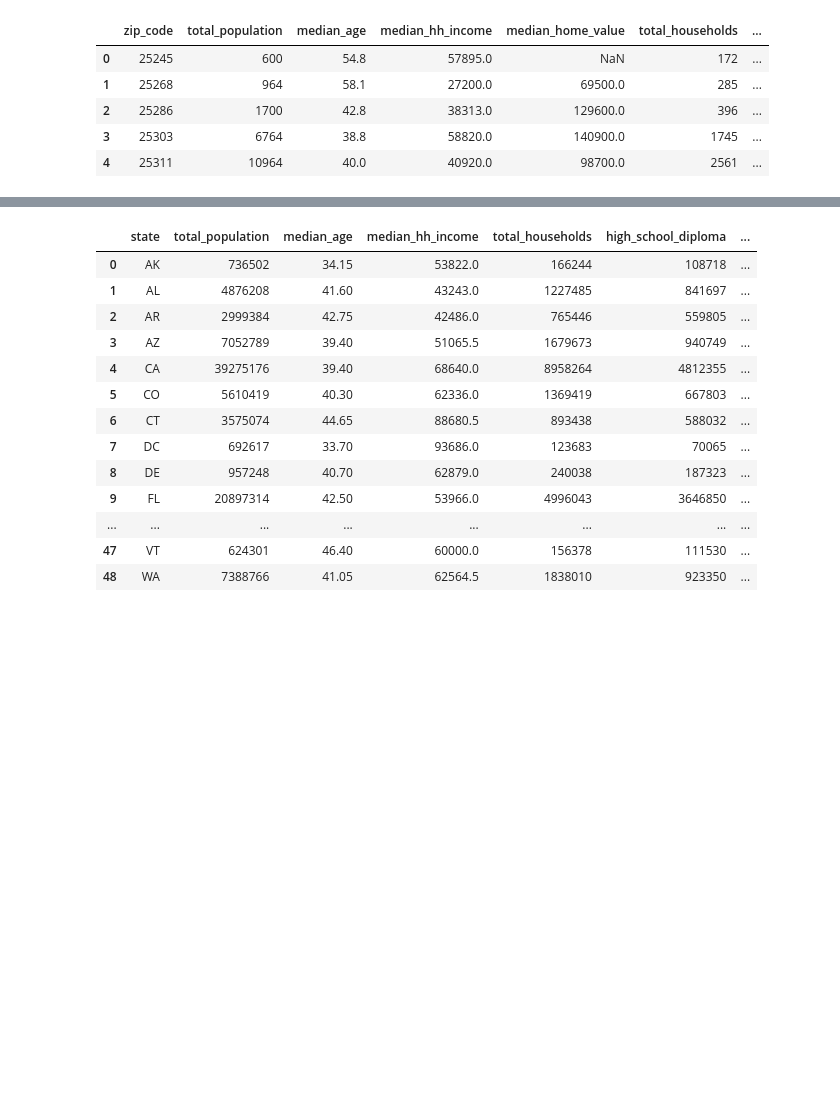
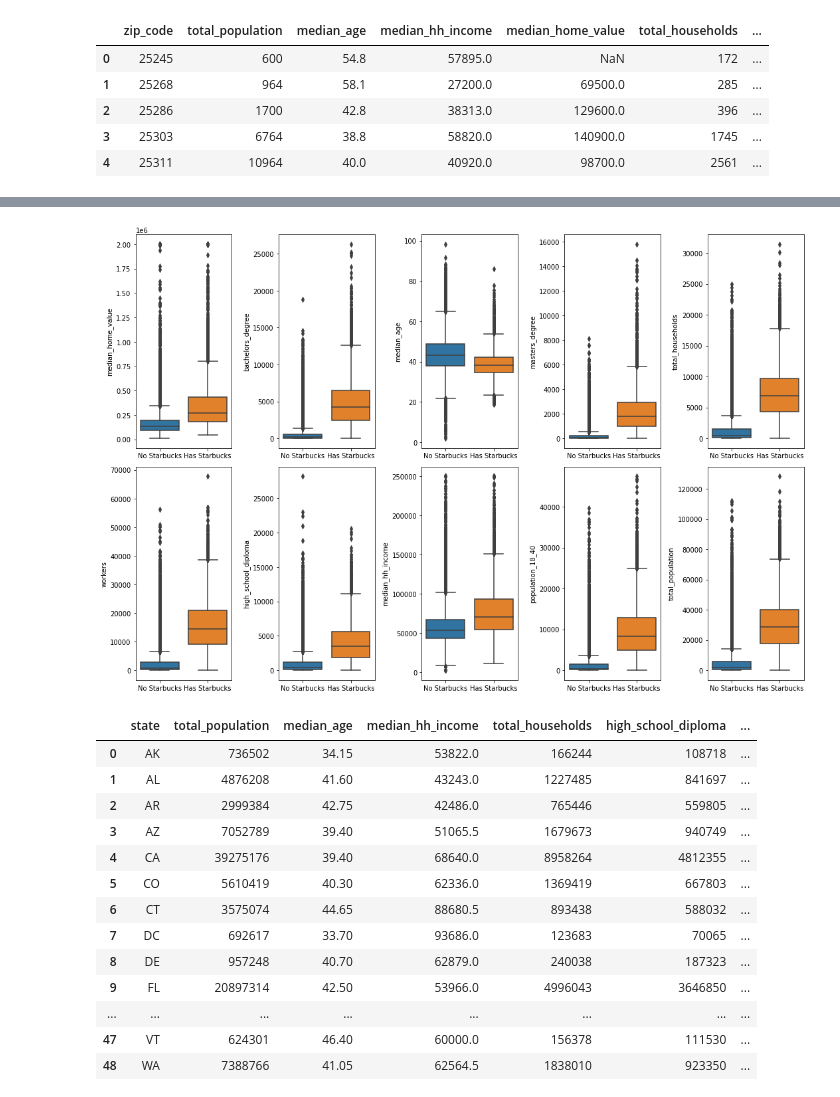
Before and after one commit to Purifect/DS6390_Starbucks_RetailStoresLocations, a Jupyter notebook: Starbucks_Locations.ipynb, the cells around one changed output, grey strips where cells are left out. Cells and saved outputs as stored; diff of their text form; code cells hidden in the pictures; blank space fills up the shorter version.

```diff
--- a/Starbucks_Locations.ipynb
+++ b/Starbucks_Locations.ipynb
@@ -244,3 +265,15 @@ fig.tight_layout();
+# %%
+numerical = list(set(df.columns) - set(['stores', 'zip_code', 'state', 'countyname', 'has_stores']))
+
+fig, axes = plt.subplots(nrows=2, ncols=5, figsize=(15, 10))
+for idx, feat in enumerate(numerical):
+    ax = axes[int(idx / 5), idx % 5]
+    sns.boxplot(x='has_stores', y=feat, data=df, ax=ax)
+    ax.set_xlabel('')
+    ax.set_ylabel(feat)
+fig.tight_layout();
+# %% [output]
+[figure, added]
 # %%
 #plt.figure(figsize=(15,5))
 #ax = sns.boxplot(x="median_hh_incomee", y="has_stores", data=df)
```
Also changed, not shown: parts of 21 cells of this notebook.
